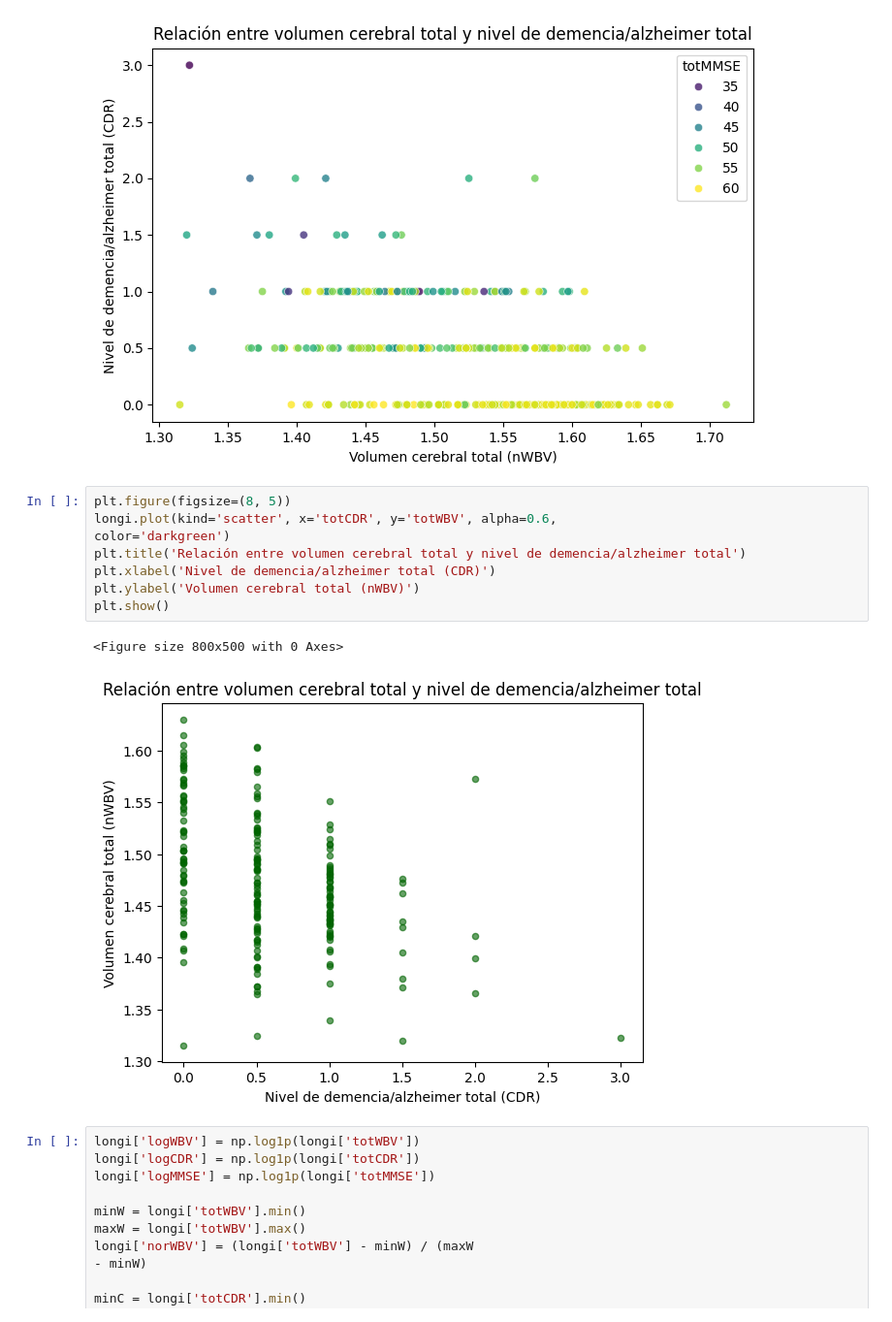
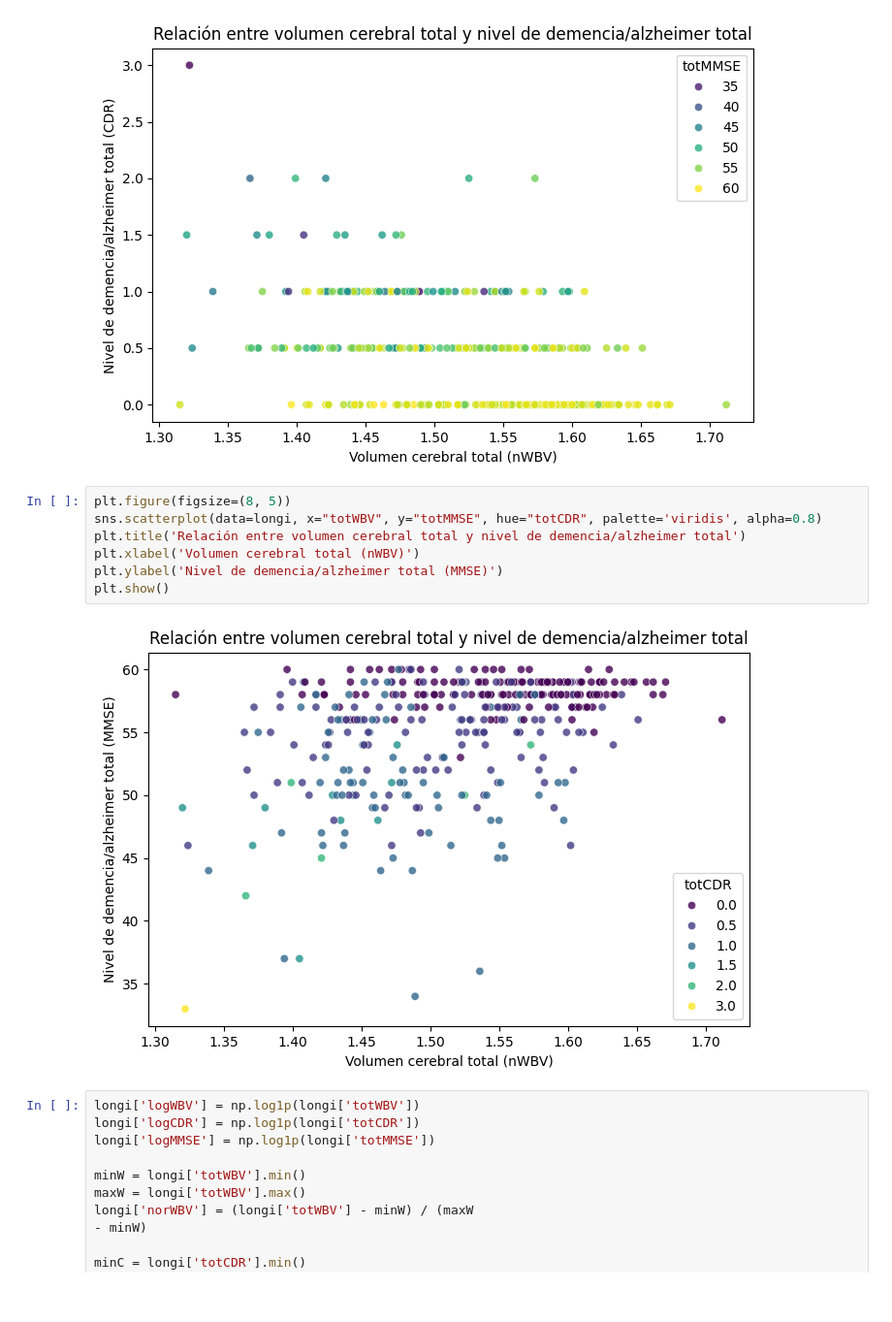
Before and after one commit to felipe0435/Proyecto-1-Mineria-de-datos, a Jupyter notebook: analisis.ipynb, the cells around one changed output. Shown at 97% size. Cells and saved outputs as stored; diff of their text form; blank space fills up the shorter version.

```diff
--- a/analisis.ipynb
+++ b/analisis.ipynb
@@ -404,15 +404,13 @@ plt.show()
 [figure]
 # %%
 plt.figure(figsize=(8, 5))
-longi.plot(kind='scatter', x='totCDR', y='totWBV', alpha=0.6,
-color='darkgreen')
+sns.scatterplot(data=longi, x="totWBV", y="totMMSE", hue="totCDR", palette='viridis', alpha=0.8)
 plt.title('Relación entre volumen cerebral total y nivel de demencia/alzheimer total')
-plt.xlabel('Nivel de demencia/alzheimer total (CDR)')
-plt.ylabel('Volumen cerebral total (nWBV)')
+plt.xlabel('Volumen cerebral total (nWBV)')
+plt.ylabel('Nivel de demencia/alzheimer total (MMSE)')
 plt.show()
 # %% [output]
-<Figure size 800x500 with 0 Axes>
-[figure, old version]
+[figure, new version]
 # %%
 longi['logWBV'] = np.log1p(longi['totWBV'])
 longi['logCDR'] = np.log1p(longi['totCDR'])
```
